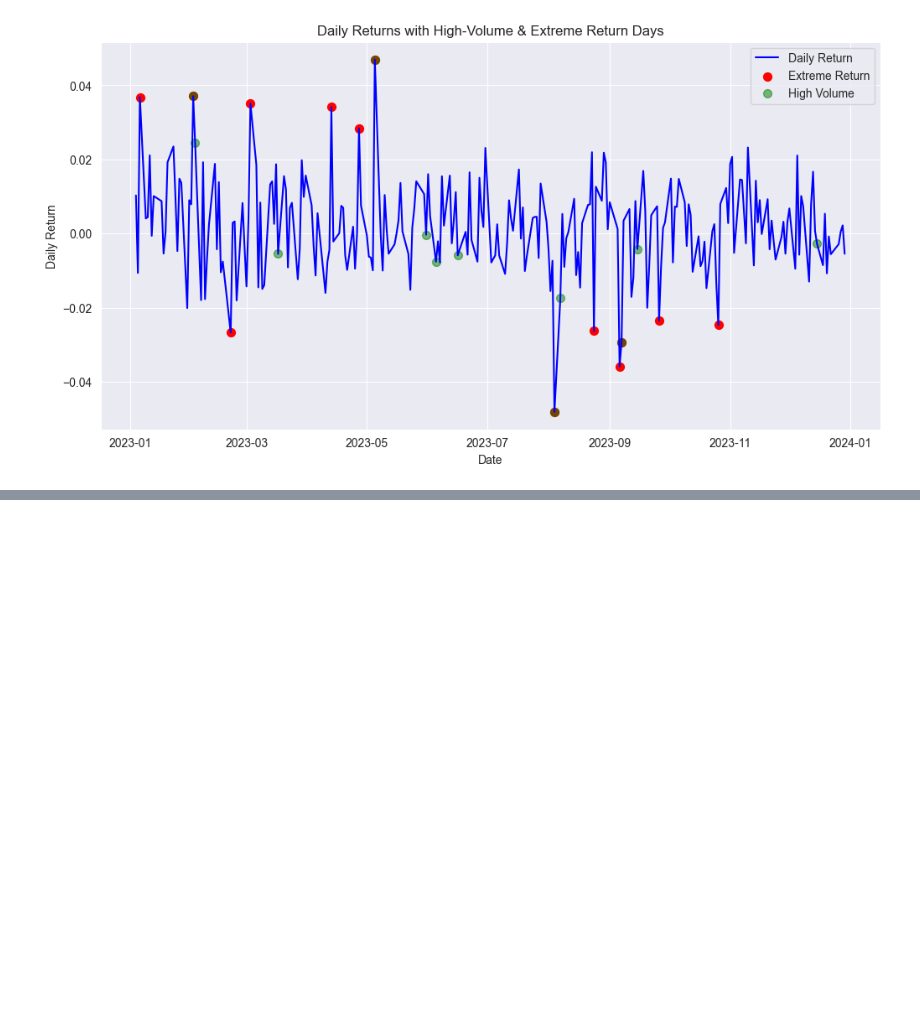
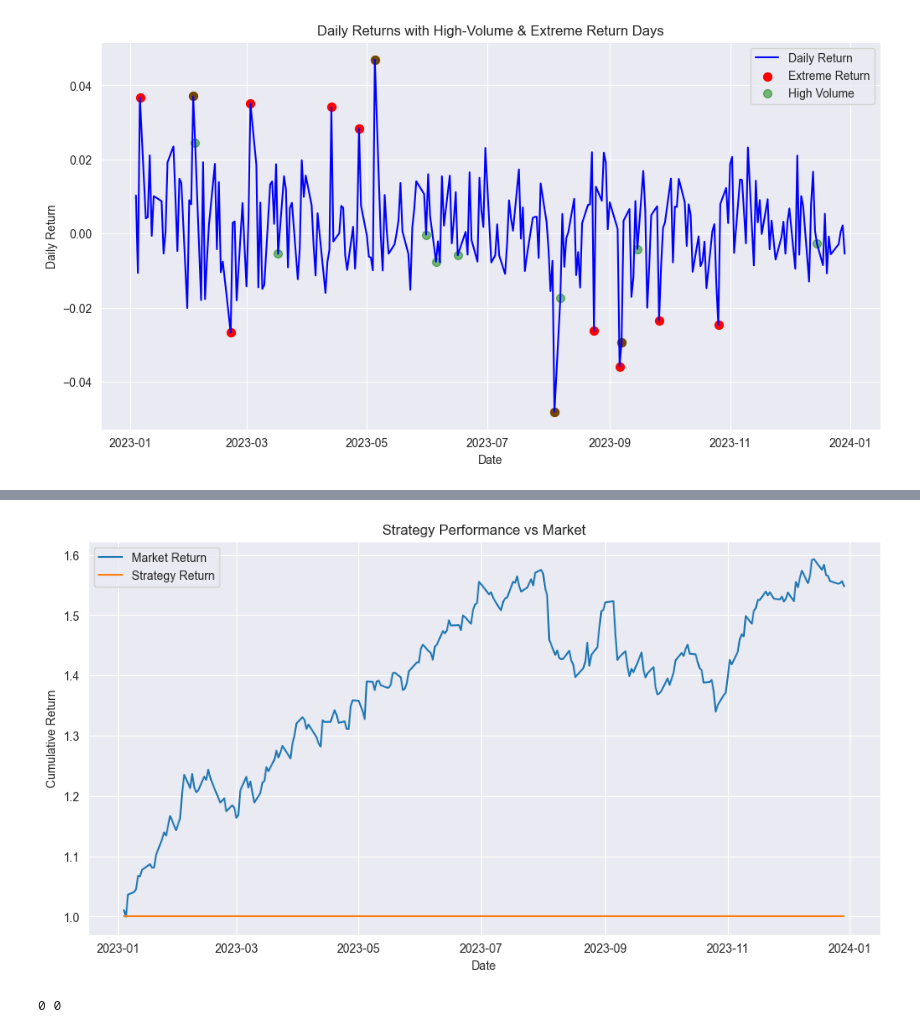
Before and after one commit to sahan200401/real-time-stock-market-analysis, a Jupyter notebook: DataVisuzlization_stcok.ipynb, the cells around one changed output, grey strips where cells are left out. Drawn from its saved outputs; the diff is of its cells as text; code cells hidden in the pictures; blank space fills up the shorter version.

```diff
--- a/DataVisuzlization_stcok.ipynb
+++ b/DataVisuzlization_stcok.ipynb
@@ -524,0 +604,28 @@ plt.show()
+# %%
+pos = pd.Series(0,index=stock_data.index)
+pos[stock_data['Buy_signal']==1] = 1
+pos[stock_data['Sell_signal'] == 1] = 0
+stock_data['position'] = pos.ffill().fillna(0)
+# %%
+stock_data['Market_Return'] = stock_data['daily_return']
+stock_data['Strategy_Return'] = stock_data['position'].shift(1) * stock_data['daily_return']
+# %%
+stock_data['Cumulative_Market'] = (1 + stock_data['Market_Return'].fillna(0)).cumprod()
+stock_data['Cumulative_Strategy'] = (1+stock_data['Strategy_Return']).cumprod()
+# %%
+plt.figure(figsize=(12,6))
+plt.plot(stock_data.index, stock_data['cumulative_market'], label='Market Return')
+plt.plot(stock_data.index, stock_data['Cumulative_Strategy'], label='Strategy Return')
+
+plt.title('Strategy Performance vs Market')
+plt.xlabel('Date')
+plt.ylabel('Cumulative Return')
+plt.legend()
+plt.grid(True)
+plt.show()
+# %% [output]
+[figure, added]
+# %%
+print(stock_data['Buy_signal'].sum(), stock_data['Sell_signal'].sum())
+# %% [output]
+0 0
```
Also changed, not shown: parts of 27 cells of this notebook.
